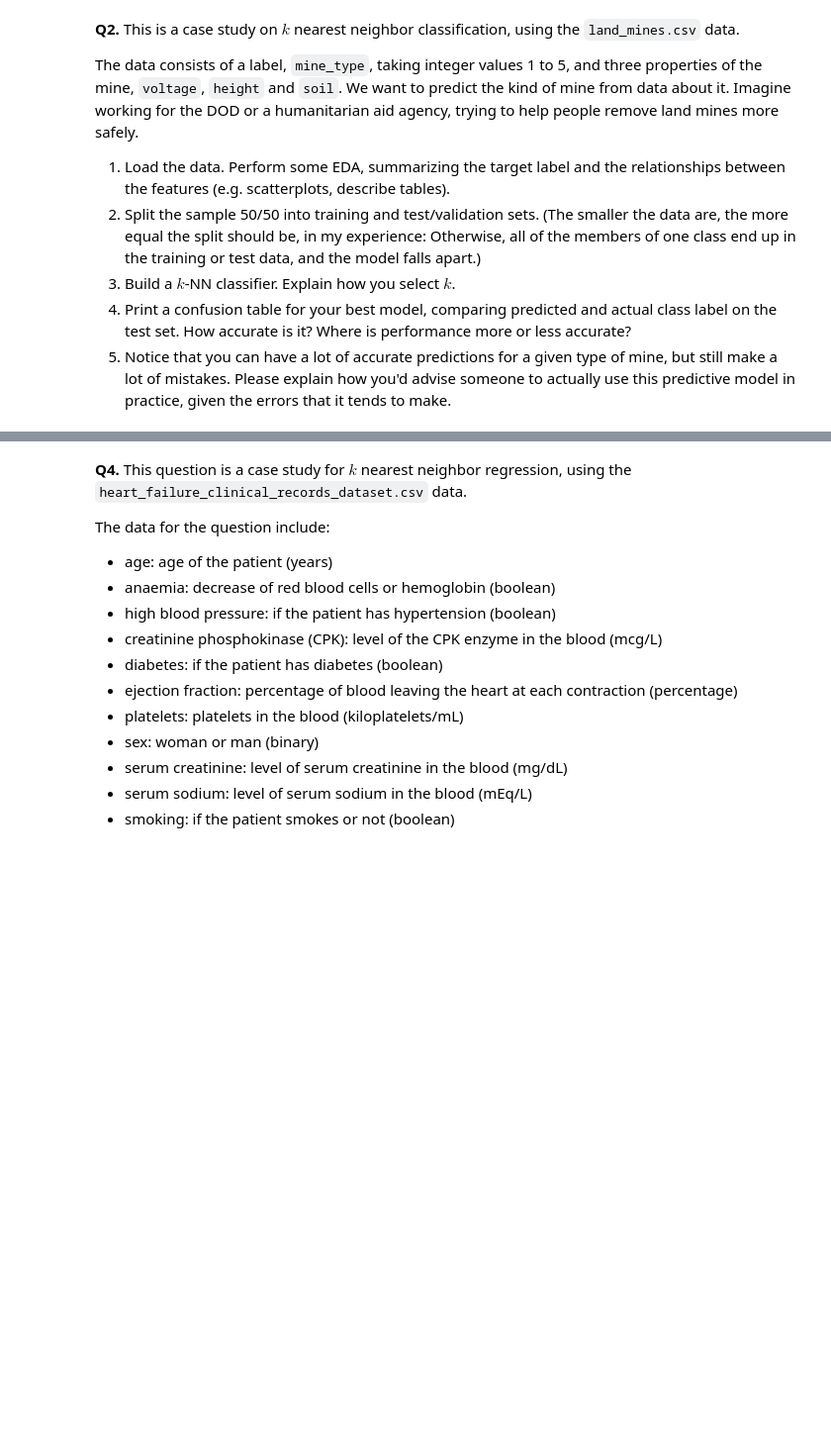
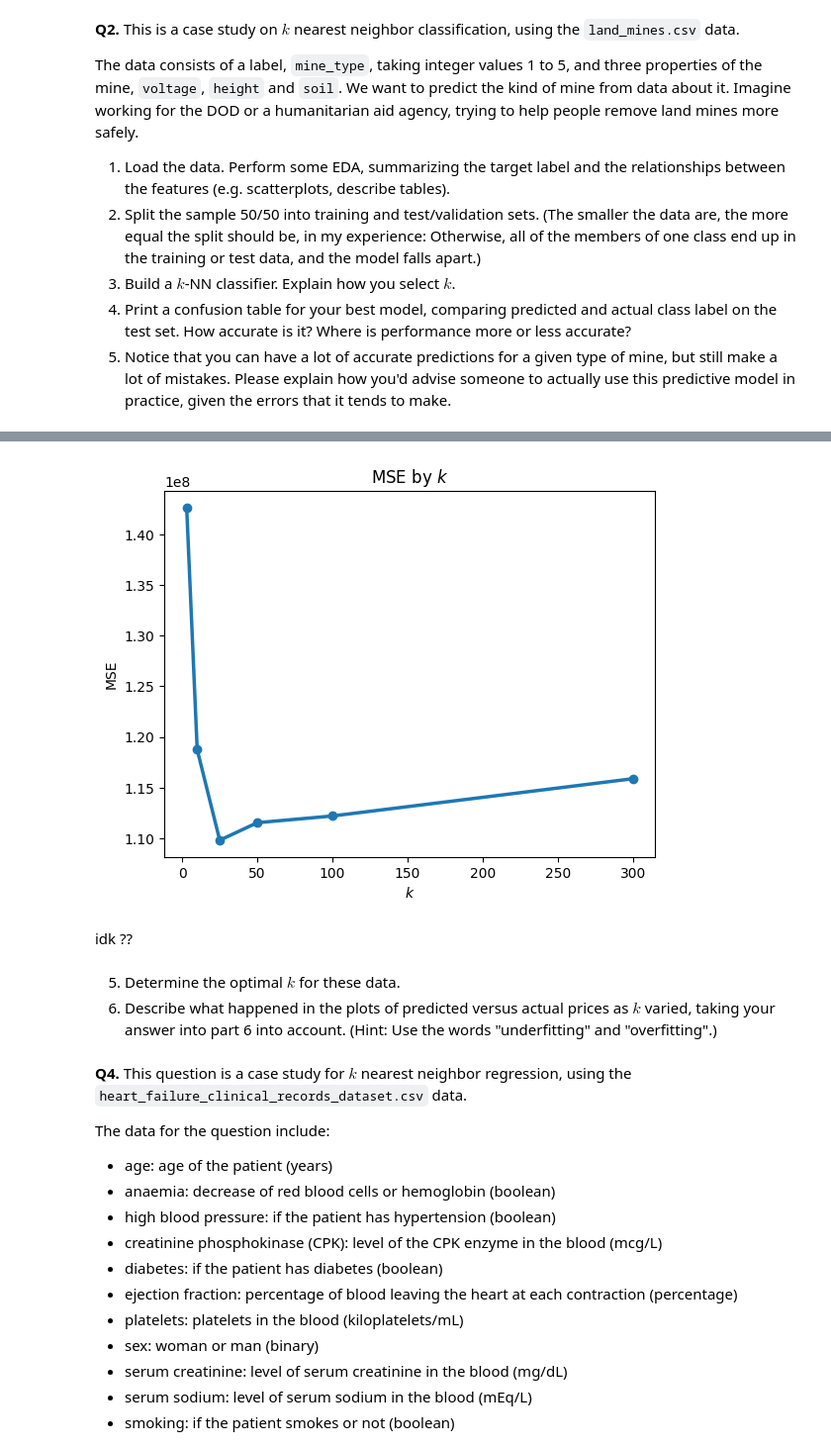
Before and after one commit to syd-nguyen/ds3021-assignments, a Jupyter notebook: assignments/02_assignment_knn.ipynb, the cells around one changed output, grey strips where cells are left out. Shown at 99% size. Drawn from its saved outputs; the diff is of its cells as text; code cells hidden in the pictures; blank space fills up the shorter version.

```diff
--- a/assignments/02_assignment_knn.ipynb
+++ b/assignments/02_assignment_knn.ipynb
@@ -57,3 +116,16 @@ The target variable `y` is `price` and the features are `year` and `mileage`.
+# %%
+plt.plot(ks, mses, marker='o', linewidth=2.5)
+plt.title('MSE by $k$')
+plt.xlabel('$k$')
+plt.ylabel('MSE')
+plt.show()
+# %% [output]
+[figure, added]
+# %% [markdown]
+idk ??
+# %% [markdown]
+5. Determine the optimal $k$ for these data.
+6. Describe what happened in the plots of predicted versus actual prices as $k$ varied, taking your answer into part 6 into account. (Hint: Use the words "underfitting" and "overfitting".)
 # %% [markdown]
 **Q4.** This question is a case study for $k$ nearest neighbor regression, using the `heart_failure_clinical_records_dataset.csv` data.
 
```
Also changed, not shown: parts of 9 cells of this notebook, 1 other file.
